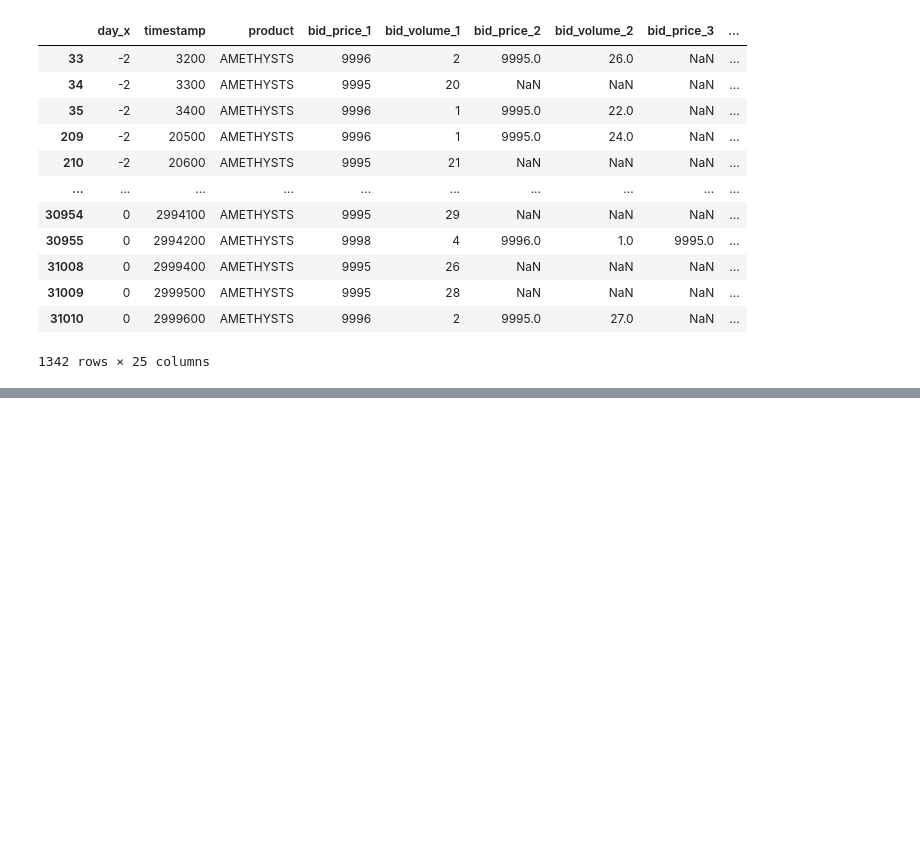
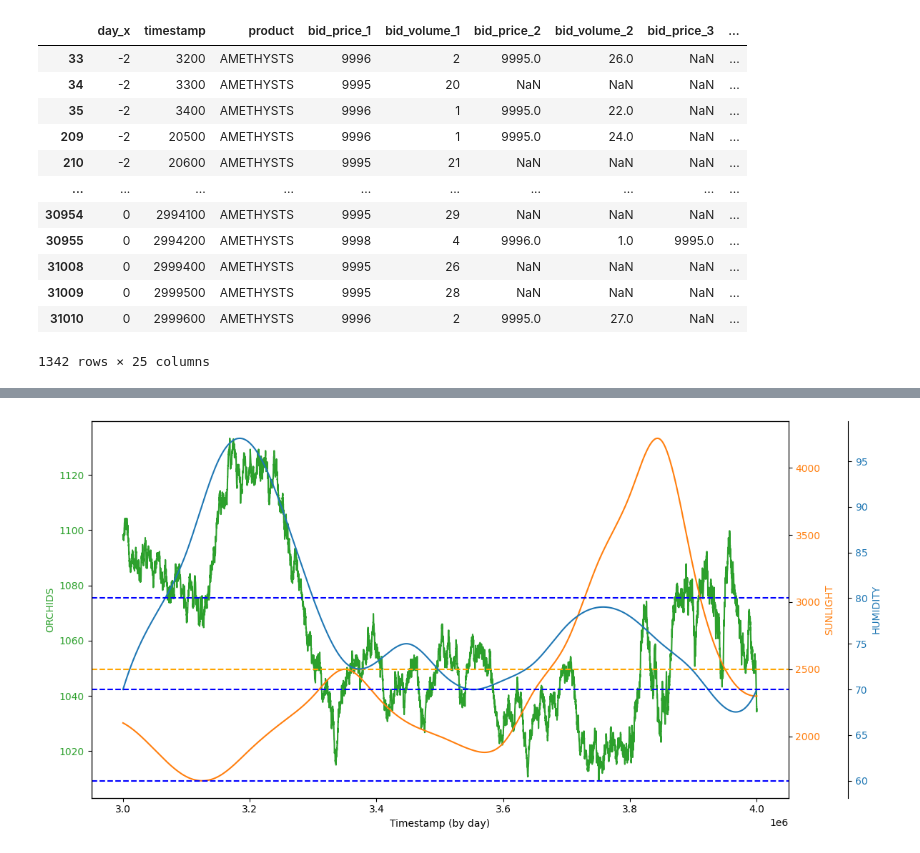
Before and after one commit to felixpoirier1/Prosperity, a Jupyter notebook: test.ipynb, the cells around one changed output, grey strips where cells are left out. Cells and saved outputs as stored; diff of their text form; code cells hidden in the pictures; blank space fills up the shorter version.

```diff
--- a/test.ipynb
+++ b/test.ipynb
@@ -1868,0 +1917,4 @@ plot_orchids_sunlight_humidity(prod_df)
+# %%
+plot_orchids_sunlight_humidity_combined(prod_df.iloc[20002:])
+# %% [output]
+[figure, added]
```
Also changed, not shown: parts of 23 cells of this notebook, 3 other files.
